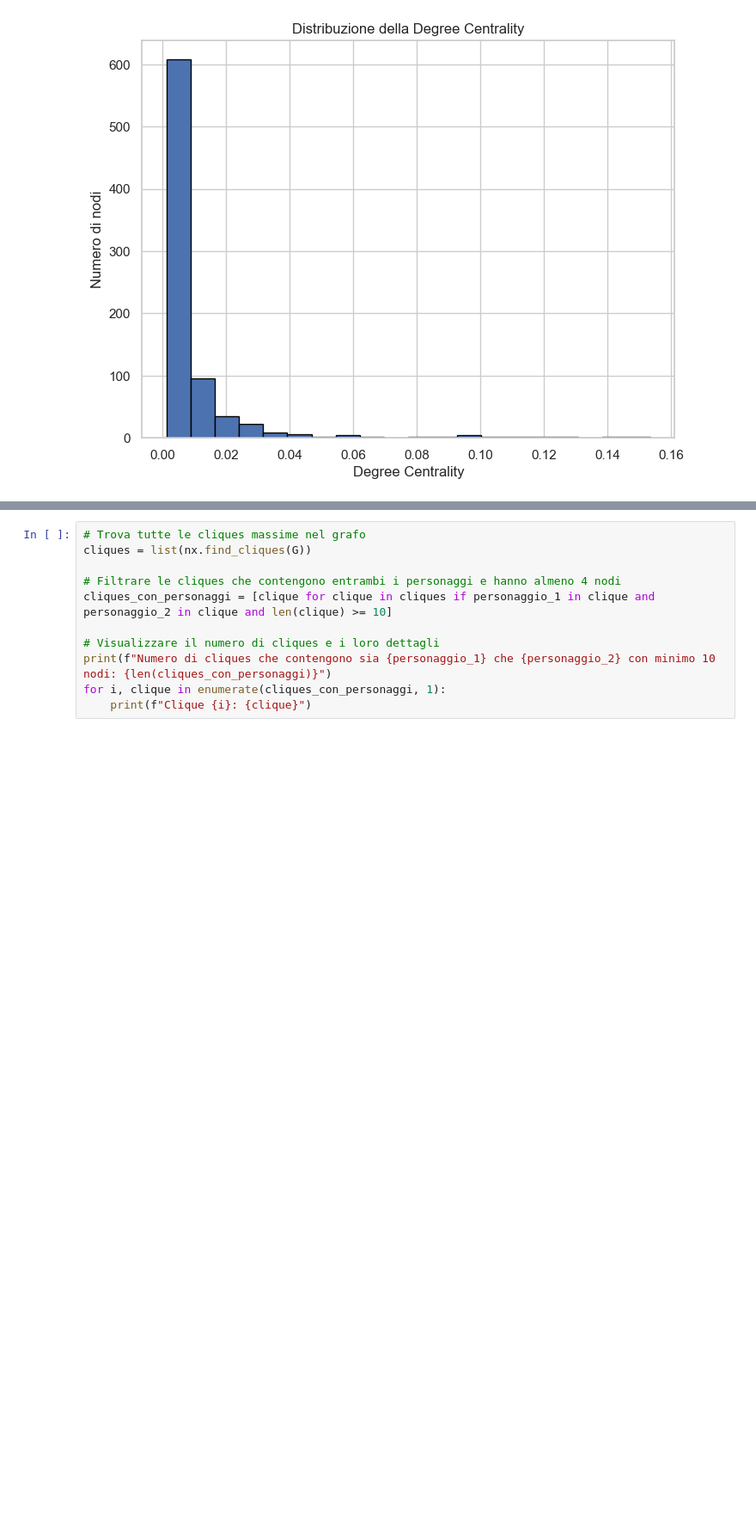
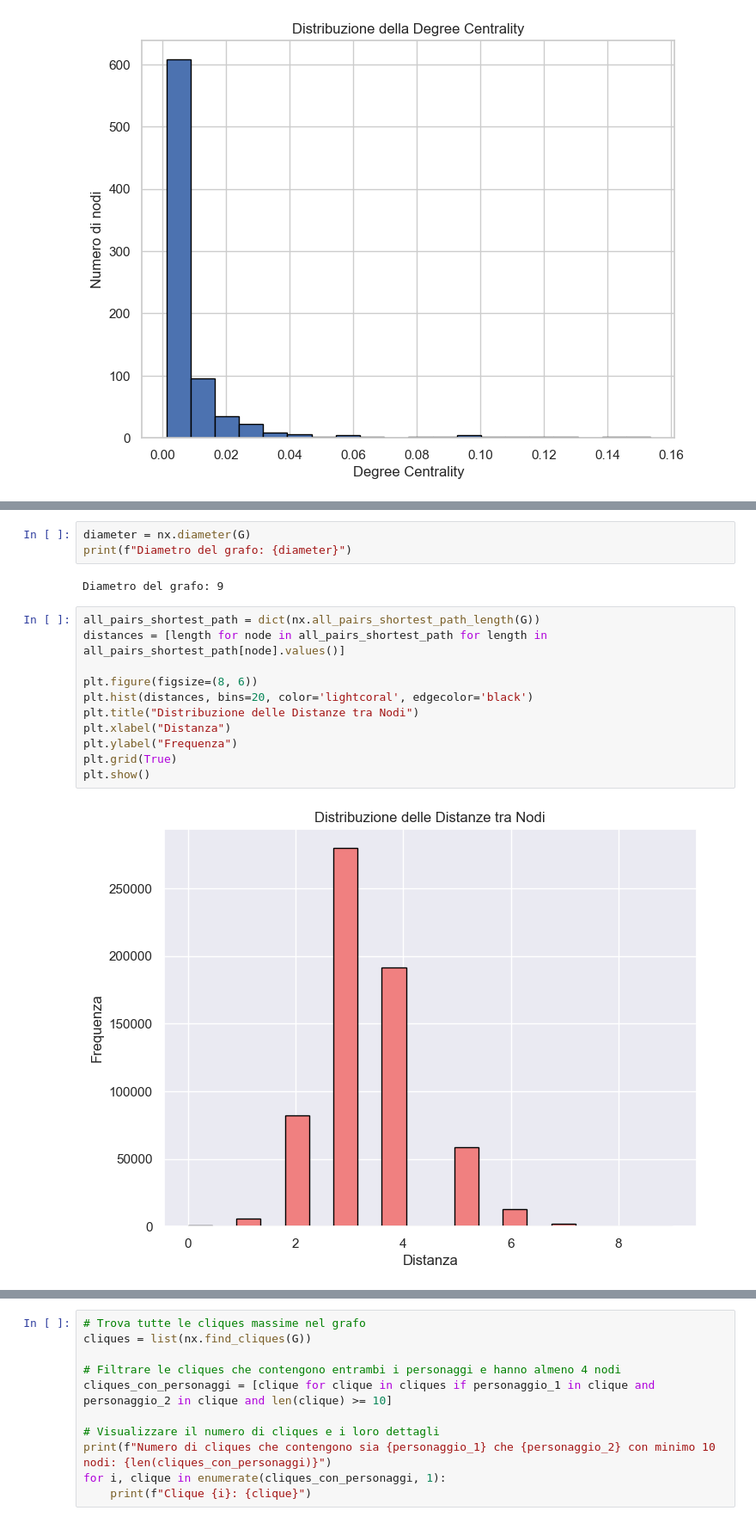
Before and after one commit to GabrielPiercecchi/DataScienceProject, a Jupyter notebook: SNA/sna.ipynb, the cells around one changed output, grey strips where cells are left out. Shown at 86% size. Saved outputs shown, nothing was run; the diff lists cells and outputs as text; blank space fills up the shorter version.

```diff
--- a/SNA/sna.ipynb
+++ b/SNA/sna.ipynb
@@ -862,0 +896,18 @@ plt.show()
+# %%
+diameter = nx.diameter(G)
+print(f"Diametro del grafo: {diameter}")
+# %% [output]
+Diametro del grafo: 9
+# %%
+all_pairs_shortest_path = dict(nx.all_pairs_shortest_path_length(G))
+distances = [length for node in all_pairs_shortest_path for length in all_pairs_shortest_path[node].values()]
+
+plt.figure(figsize=(8, 6))
+plt.hist(distances, bins=20, color='lightcoral', edgecolor='black')
+plt.title("Distribuzione delle Distanze tra Nodi")
+plt.xlabel("Distanza")
+plt.ylabel("Frequenza")
+plt.grid(True)
+plt.show()
+# %% [output]
+[figure, added]
```
Also changed, not shown: parts of 13 cells of this notebook.
